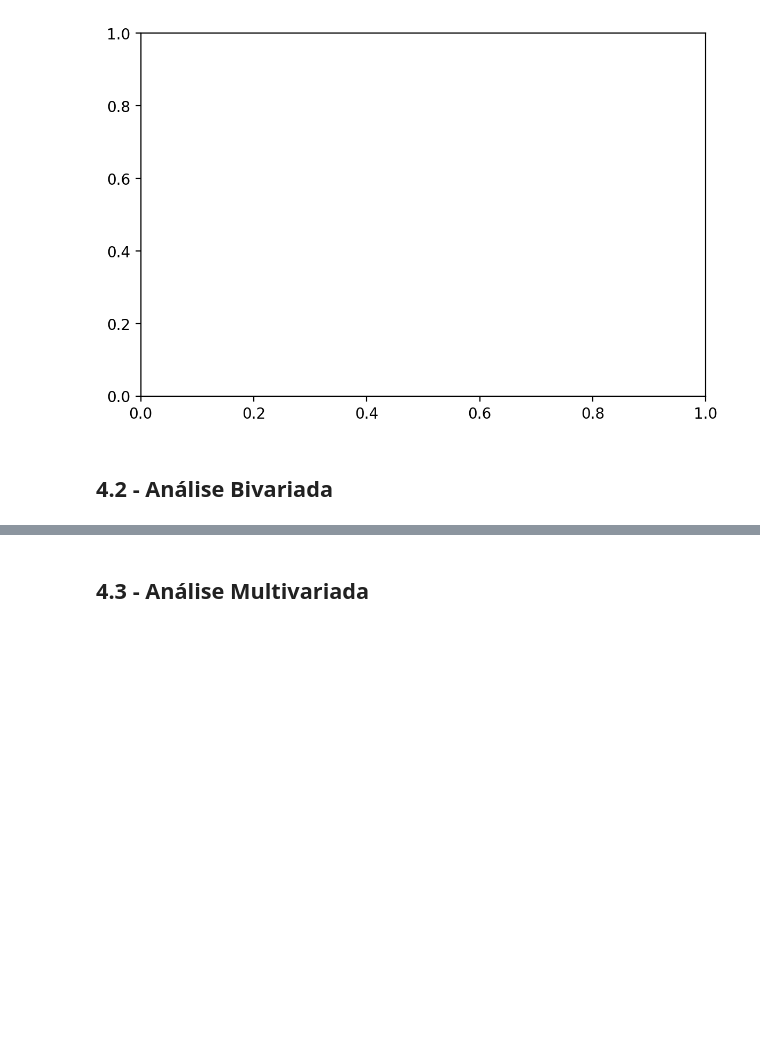
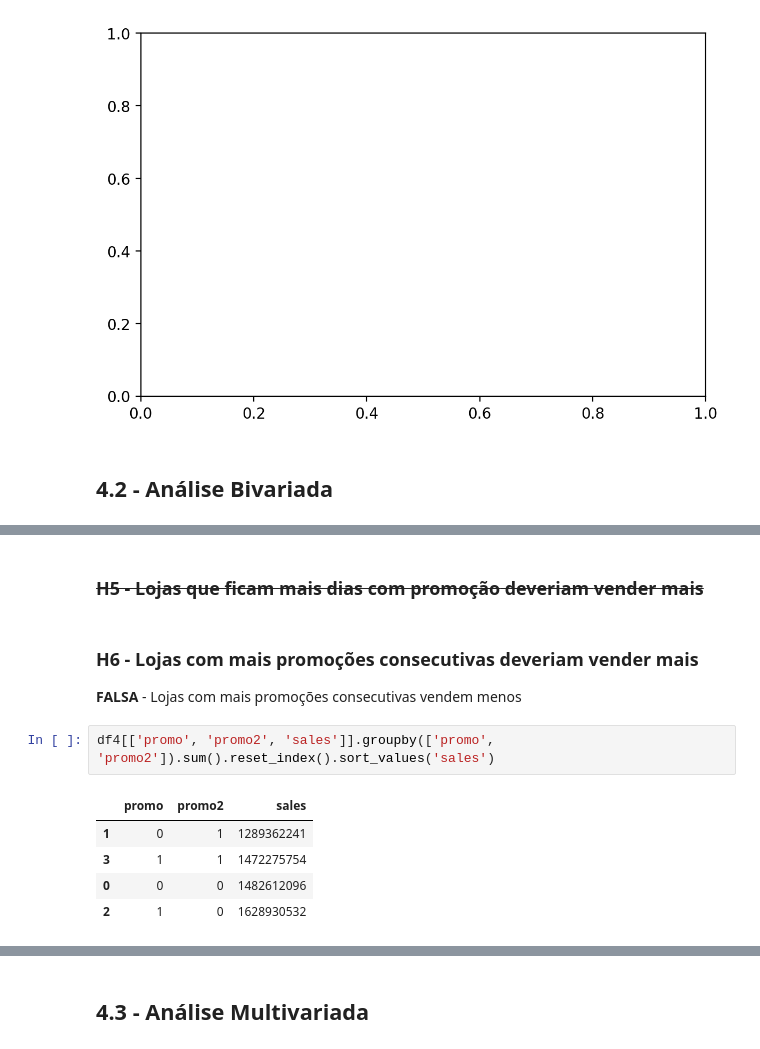
Before and after one commit to GabrielAlvesDS/rossmann-sale-prediction, a Jupyter notebook: notebooks/DS_em_Producao_-_Mod_04.ipynb, the cells around one changed output, grey strips where cells are left out. Cells and saved outputs as stored; diff of their text form; blank space fills up the shorter version.

```diff
--- a/notebooks/DS_em_Producao_-_Mod_04.ipynb
+++ b/notebooks/DS_em_Producao_-_Mod_04.ipynb
@@ -547,0 +577,13 @@ sns.heatmap(aux1.corr(method='pearson'), annot=True);
+# %% [markdown]
+### <s>H5 - Lojas que ficam **mais dias com promoção** deveriam **vender mais**</s>
+# %% [markdown]
+### H6 - Lojas com mais **promoções consecutivas** deveriam **vender mais**
+**FALSA** - Lojas com mais promoções consecutivas vendem menos
+# %%
+df4[['promo', 'promo2', 'sales']].groupby(['promo', 'promo2']).sum().reset_index().sort_values('sales')
+# %% [output]
+|  | promo | promo2 | sales |
+| 1 | 0 | 1 | 1289362241 |
+| 3 | 1 | 1 | 1472275754 |
+| 0 | 0 | 0 | 1482612096 |
+| 2 | 1 | 0 | 1628930532 |
```
Also changed, not shown: parts of 15 cells of this notebook.
